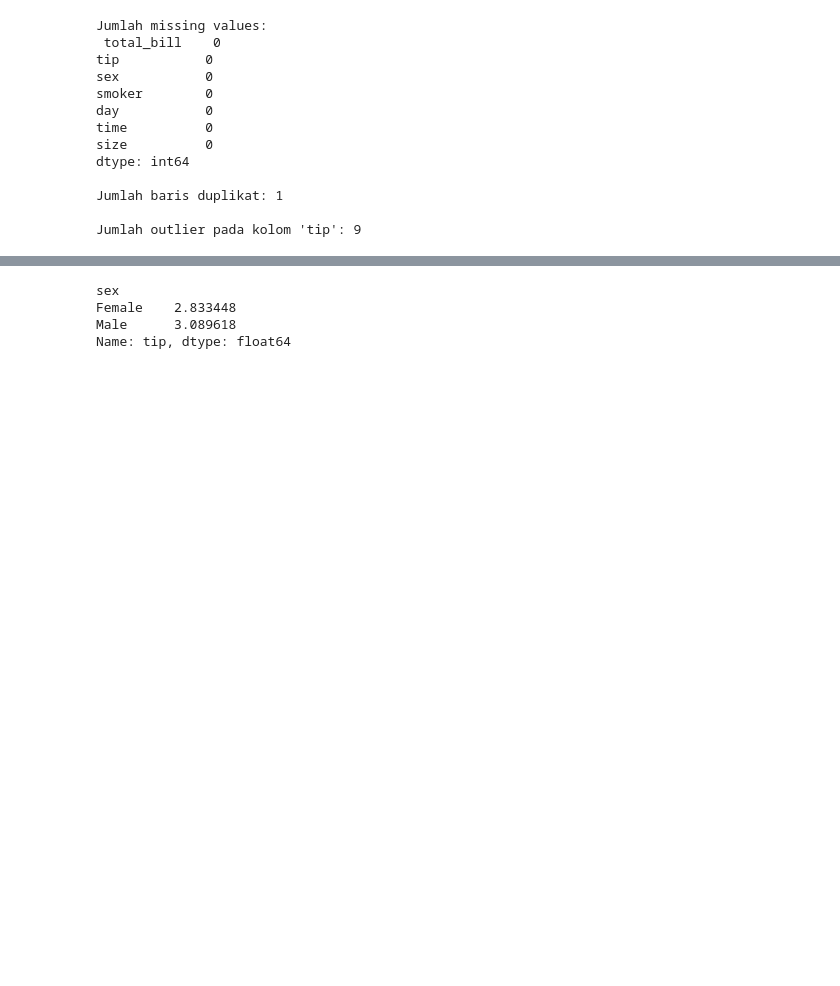
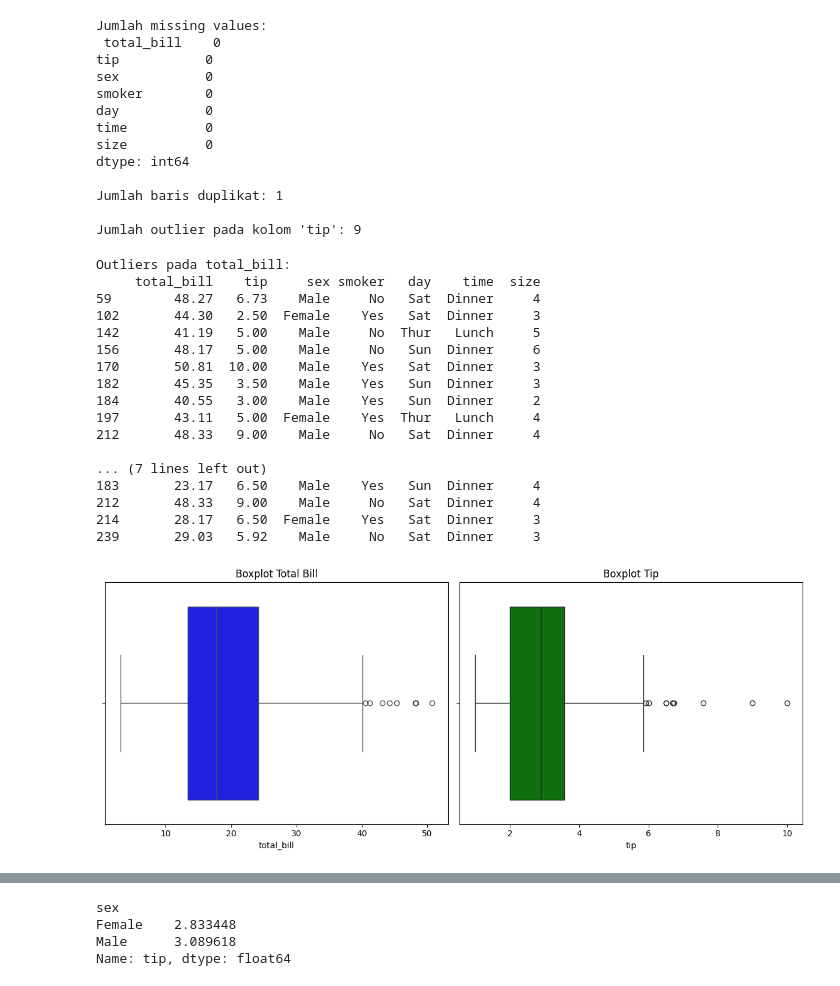
Before and after one commit to robet31/RAPIGANTENG, a Jupyter notebook: Tugas_2-EDA-DataMining.ipynb, the cells around one changed output, grey strips where cells are left out. Cells and saved outputs as stored; diff of their text form; code cells hidden in the pictures; blank space fills up the shorter version.

```diff
--- a/Tugas_2-EDA-DataMining.ipynb
+++ b/Tugas_2-EDA-DataMining.ipynb
@@ -93,3 +235,60 @@ dtype: int64
 Jumlah baris duplikat: 1
 
 Jumlah outlier pada kolom 'tip': 9
+# %%
+import seaborn as sns
+import numpy as np
+
+# Menentukan batas outlier dengan IQR
+def detect_outliers_iqr(data, column):
+    Q1 = np.percentile(data[column], 25)
+    Q3 = np.percentile(data[column], 75)
+    IQR = Q3 - Q1
+    lower_bound = Q1 - 1.5 * IQR
+    upper_bound = Q3 + 1.5 * IQR
+
+    outliers = data[(data[column] < lower_bound) | (data[column] > upper_bound)]
+    return outliers
+
+# Cek outlier pada kolom numerik
+outliers_total_bill = detect_outliers_iqr(df, "total_bill")
+outliers_tip = detect_outliers_iqr(df, "tip")
+
+print("Outliers pada total_bill:")
+print(outliers_total_bill)
+
+print("\nOutliers pada tip:")
+print(outliers_tip)
+
+# Visualisasi dengan Boxplot
+plt.figure(figsize=(12, 5))
+
+plt.subplot(1, 2, 1)
+sns.boxplot(x=df["total_bill"], color="blue")
+plt.title("Boxplot Total Bill")
+
+plt.subplot(1, 2, 2)
+sns.boxplot(x=df["tip"], color="green")
+plt.title("Boxplot Tip")
+
+plt.tight_layout()
+plt.show()
+# %% [output]
+Outliers pada total_bill:
+     total_bill    tip     sex smoker   day    time  size
+59        48.27   6.73    Male     No   Sat  Dinner     4
+102       44.30   2.50  Female    Yes   Sat  Dinner     3
+142       41.19   5.00    Male     No  Thur   Lunch     5
+156       48.17   5.00    Male     No   Sun  Dinner     6
+170       50.81  10.00    Male    Yes   Sat  Dinner     3
+182       45.35   3.50    Male    Yes   Sun  Dinner     3
+184       40.55   3.00    Male    Yes   Sun  Dinner     2
+197       43.11   5.00  Female    Yes  Thur   Lunch     4
+212       48.33   9.00    Male     No   Sat  Dinner     4
+
+... (7 lines left out)
+183       23.17   6.50    Male    Yes   Sun  Dinner     4
+212       48.33   9.00    Male     No   Sat  Dinner     4
+214       28.17   6.50  Female    Yes   Sat  Dinner     3
+239       29.03   5.92    Male     No   Sat  Dinner     3
+[figure, added]
```
Also changed, not shown: parts of 21 cells of this notebook.
